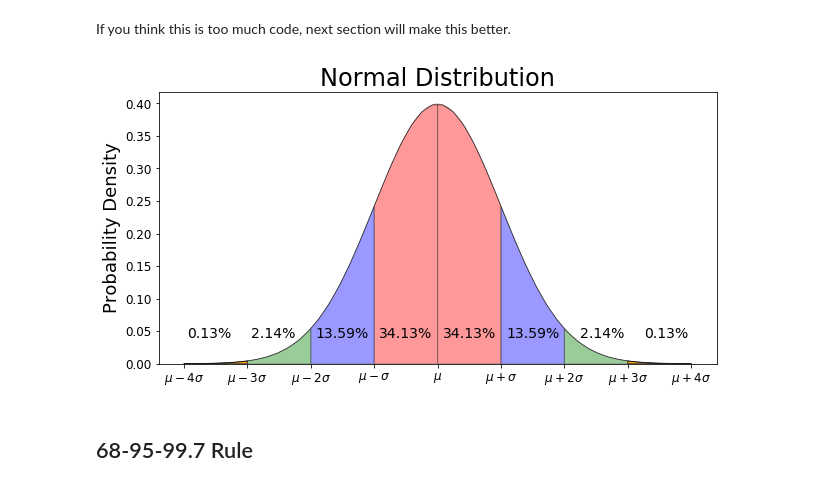
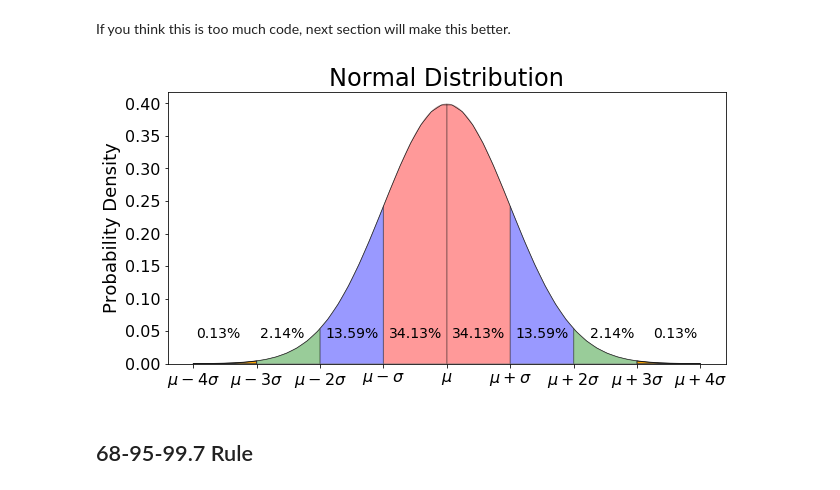
Before and after one commit to mGalarnyk/Python_Tutorials, a Jupyter notebook: Statistics/normal_Distribution_Area_Under_Curve.ipynb, the cells around one changed output. Drawn from its saved outputs; the diff is of its cells as text; code cells hidden in the pictures.

```diff
--- a/Statistics/normal_Distribution_Area_Under_Curve.ipynb
+++ b/Statistics/normal_Distribution_Area_Under_Curve.ipynb
@@ -415,36 +415,36 @@ ax.text(-3.6, .040, r'{0:.2f}%'.format(result_n4_n3*100),
 ax.set_title(r'Normal Distribution', fontsize = 24)
 ax.set_ylabel(r'Probability Density', fontsize = 18)
 
 xTickLabels = ['',
                r'$\mu - 4\sigma$',
                r'$\mu - 3\sigma$',
                r'$\mu - 2\sigma$',
                r'$\mu - \sigma$',
                r'$\mu$',
                r'$\mu + \sigma$',
                r'$\mu + 2\sigma$',
                r'$\mu + 3\sigma$',
                r'$\mu + 4\sigma$']
 
 yTickLabels = ['0.00',
                '0.05',
                '0.10',
                '0.15',
                '0.20',
                '0.25',
                '0.30',
                '0.35',
                '0.40']
 
-ax.set_xticklabels(xTickLabels, fontsize = 12)
+ax.set_xticklabels(xTickLabels, fontsize = 16)
 
-ax.set_yticklabels(yTickLabels, fontsize = 12)
+ax.set_yticklabels(yTickLabels, fontsize = 16)
 
 
 
 fig.savefig('images/NormalDistribution.png', dpi = 1200)
 # %% [output]
-[figure, old version]
+[figure, new version]
 # %% [markdown]
 ## 68-95-99.7 Rule
 # %% [markdown]
```
Also changed, not shown: parts of 2 cells of this notebook, 4 other files.
